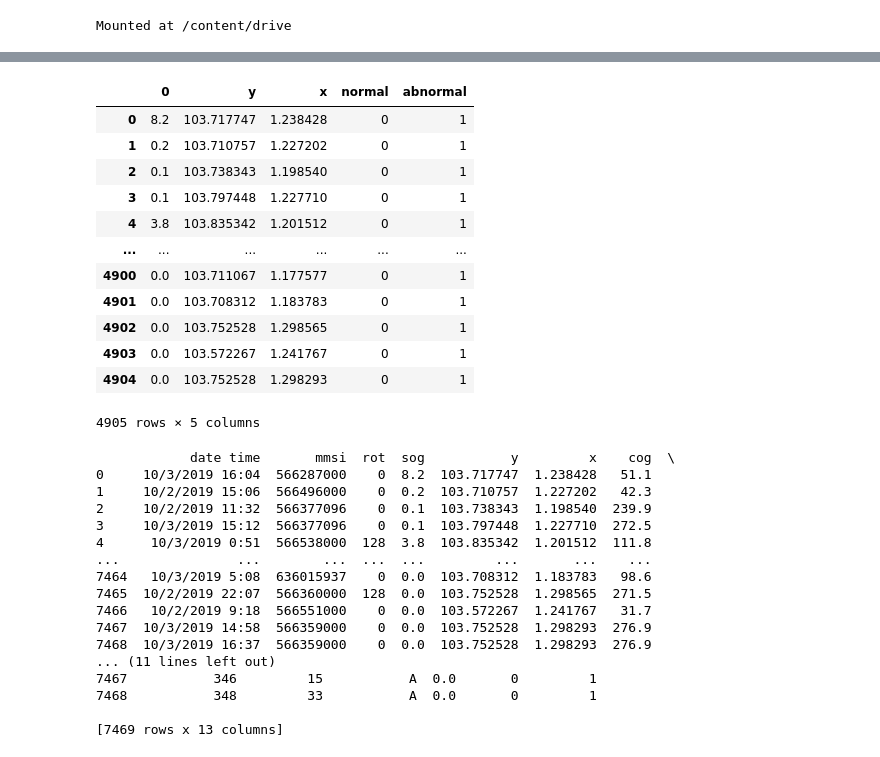
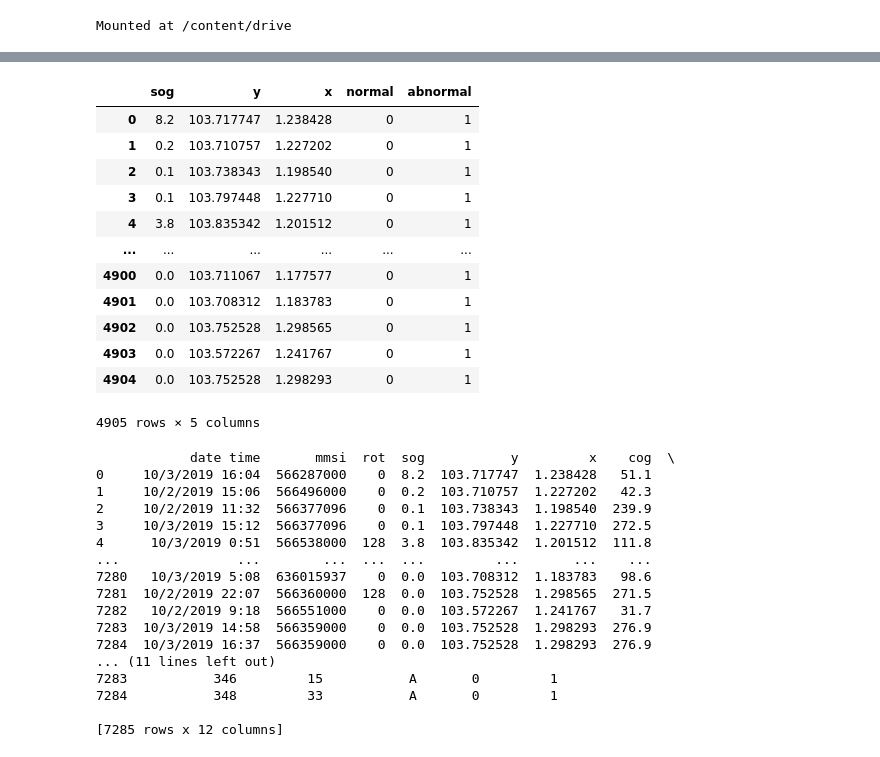
Before and after one commit to keweiang/AISanomalydetection, a Jupyter notebook: Copy_of_AISAnomalyDetectionSystem(2_class).ipynb, the cells around one changed output, grey strips where cells are left out. Cells and saved outputs as stored; diff of their text form; code cells hidden in the pictures.

```diff
--- a/Copy_of_AISAnomalyDetectionSystem(2_class).ipynb
+++ b/Copy_of_AISAnomalyDetectionSystem(2_class).ipynb
@@ -365,11 +352,11 @@ pd.DataFrame(predictLabel).to_csv("predictLabel.csv",index=None)    # for anomal
 # %%
 import pandas as pd
 abnormalV = pd.read_csv("/content/AbnormalV.csv",usecols=['0','1', '2','normal','abnormal'])
 abnormalV
-abnormalV.rename(columns = {'1':'y', '2':'x'}, inplace = True)
+abnormalV.rename(columns = {'0':'sog','1':'y', '2':'x'}, inplace = True)
 abnormalV
 # %% [output]
-|  | 0 | y | x | normal | abnormal |
+|  | sog | y | x | normal | abnormal |
 | 0 | 8.2 | 103.717747 | 1.238428 | 0 | 1 |
 | 1 | 0.2 | 103.710757 | 1.227202 | 0 | 1 |
 | 2 | 0.1 | 103.738343 | 1.198540 | 0 | 1 |
@@ -391,7 +374,7 @@ with open('/content/drive/MyDrive/AISdata (2).csv', 'r') as f:
   data = pd.read_csv(f,skiprows=1,names=['index1', 'date time','mmsi','rot','sog','y','x','cog','true_heading','timestamp','AIS_channel'],usecols=range(1,11))
 # %%
 # Use pandas.merge() to on multiple columns
-df2 = pd.merge(data, abnormalV,  how='right', on=['y','x'])
+df2 = pd.merge(data, abnormalV,  how='right', on=['y','x','sog'])
 print(df2)
 # %% [output]
             date time       mmsi  rot  sog           y         x    cog  \
@@ -401,16 +384,16 @@ print(df2)
 3     10/3/2019 15:12  566377096    0  0.1  103.797448  1.227710  272.5
 4      10/3/2019 0:51  566538000  128  3.8  103.835342  1.201512  111.8
 ...               ...        ...  ...  ...         ...       ...    ...
-7464   10/3/2019 5:08  636015937    0  0.0  103.708312  1.183783   98.6
-7465  10/2/2019 22:07  566360000  128  0.0  103.752528  1.298565  271.5
-7466   10/2/2019 9:18  566551000    0  0.0  103.572267  1.241767   31.7
-7467  10/3/2019 14:58  566359000    0  0.0  103.752528  1.298293  276.9
-7468  10/3/2019 16:37  566359000    0  0.0  103.752528  1.298293  276.9
+7280   10/3/2019 5:08  636015937    0  0.0  103.708312  1.183783   98.6
+7281  10/2/2019 22:07  566360000  128  0.0  103.752528  1.298565  271.5
+7282   10/2/2019 9:18  566551000    0  0.0  103.572267  1.241767   31.7
+7283  10/3/2019 14:58  566359000    0  0.0  103.752528  1.298293  276.9
+7284  10/3/2019 16:37  566359000    0  0.0  103.752528  1.298293  276.9
 ... (11 lines left out)
-7467           346         15           A  0.0       0         1
-7468           348         33           A  0.0       0         1
+7283           346         15           A       0         1
+7284           348         33           A       0         1
 
-[7469 rows x 13 columns]
+[7285 rows x 12 columns]
 # %%
 import plotly.express as px
 
```
Also changed, not shown: parts of 4 cells of this notebook.
